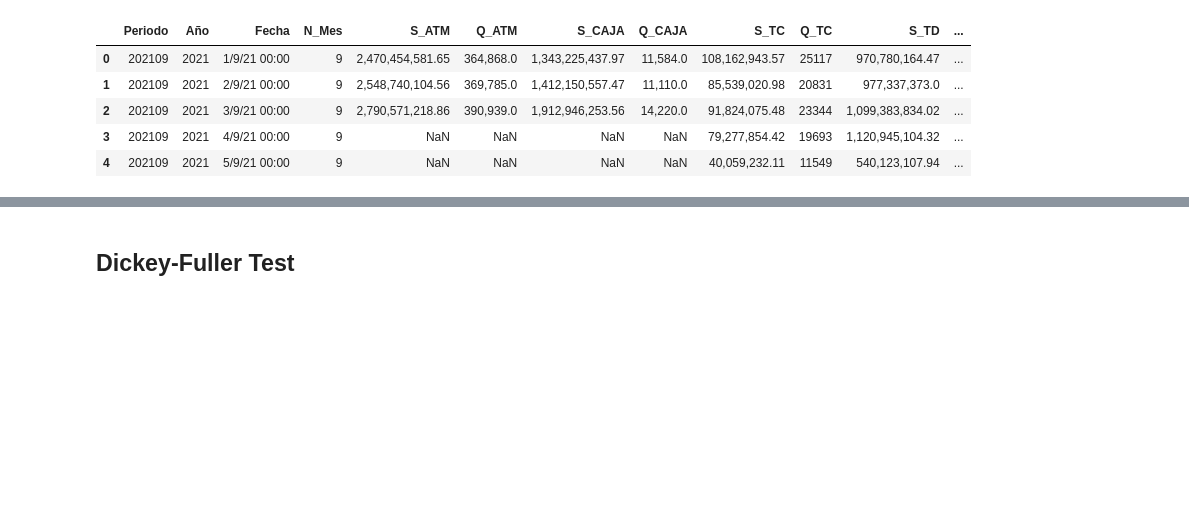
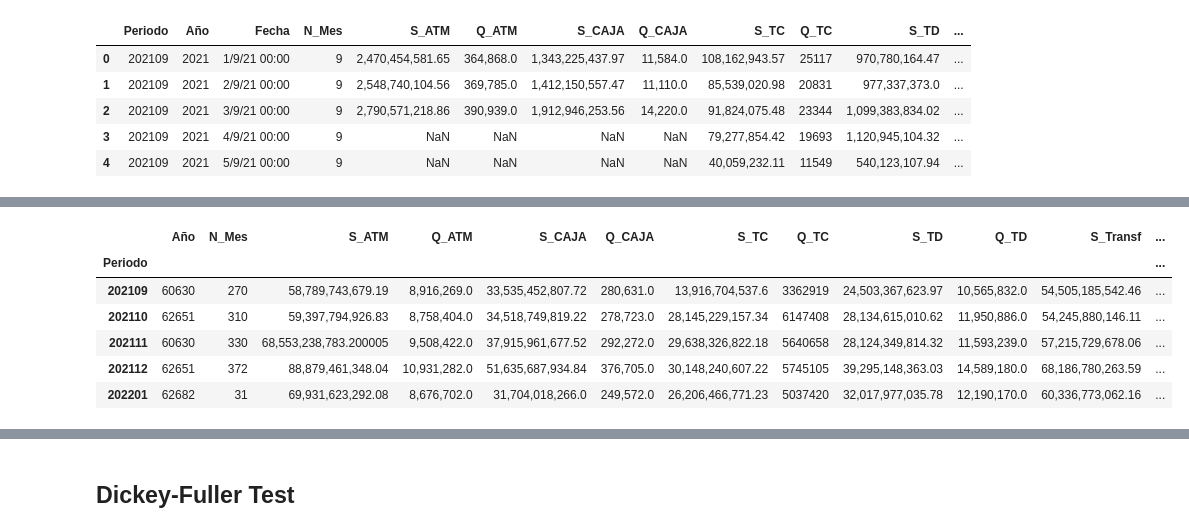
Before and after one commit to nickymind/DOE-Econometria, a Jupyter notebook: Nowcasting_PIB.ipynb, the cells around one changed output, grey strips where cells are left out. Saved outputs shown, nothing was run; the diff lists cells and outputs as text; code cells hidden in the pictures; blank space fills up the shorter version.

```diff
--- a/Nowcasting_PIB.ipynb
+++ b/Nowcasting_PIB.ipynb
@@ -191,0 +208,4 @@ emae.head()
+# %%
+trx.drop(trx.index[trx['Periodo'] == 202211], inplace=True)
+# %%
+trx.drop(trx.index[trx['Periodo'] == 202212], inplace=True)
@@ -213,0 +218,10 @@ trx.groupby(['Periodo']).sum()
+# %%
+trx_agrupmes.head()
+# %% [output]
+|  | Año | N_Mes | S_ATM | Q_ATM | S_CAJA | Q_CAJA | S_TC | Q_TC | S_TD | Q_TD | S_Transf | ... |
+| Periodo |  |  |  |  |  |  |  |  |  |  |  | ... |
+| 202109 | 60630 | 270 | 58,789,743,679.19 | 8,916,269.0 | 33,535,452,807.72 | 280,631.0 | 13,916,704,537.6 | 3362919 | 24,503,367,623.97 | 10,565,832.0 | 54,505,185,542.46 | ... |
+| 202110 | 62651 | 310 | 59,397,794,926.83 | 8,758,404.0 | 34,518,749,819.22 | 278,723.0 | 28,145,229,157.34 | 6147408 | 28,134,615,010.62 | 11,950,886.0 | 54,245,880,146.11 | ... |
+| 202111 | 60630 | 330 | 68,553,238,783.200005 | 9,508,422.0 | 37,915,961,677.52 | 292,272.0 | 29,638,326,822.18 | 5640658 | 28,124,349,814.32 | 11,593,239.0 | 57,215,729,678.06 | ... |
+| 202112 | 62651 | 372 | 88,879,461,348.04 | 10,931,282.0 | 51,635,687,934.84 | 376,705.0 | 30,148,240,607.22 | 5745105 | 39,295,148,363.03 | 14,589,180.0 | 68,186,780,263.59 | ... |
+| 202201 | 62682 | 31 | 69,931,623,292.08 | 8,676,702.0 | 31,704,018,266.0 | 249,572.0 | 26,206,466,771.23 | 5037420 | 32,017,977,035.78 | 12,190,170.0 | 60,336,773,062.16 | ... |
```
Also changed, not shown: parts of 14 cells of this notebook.
